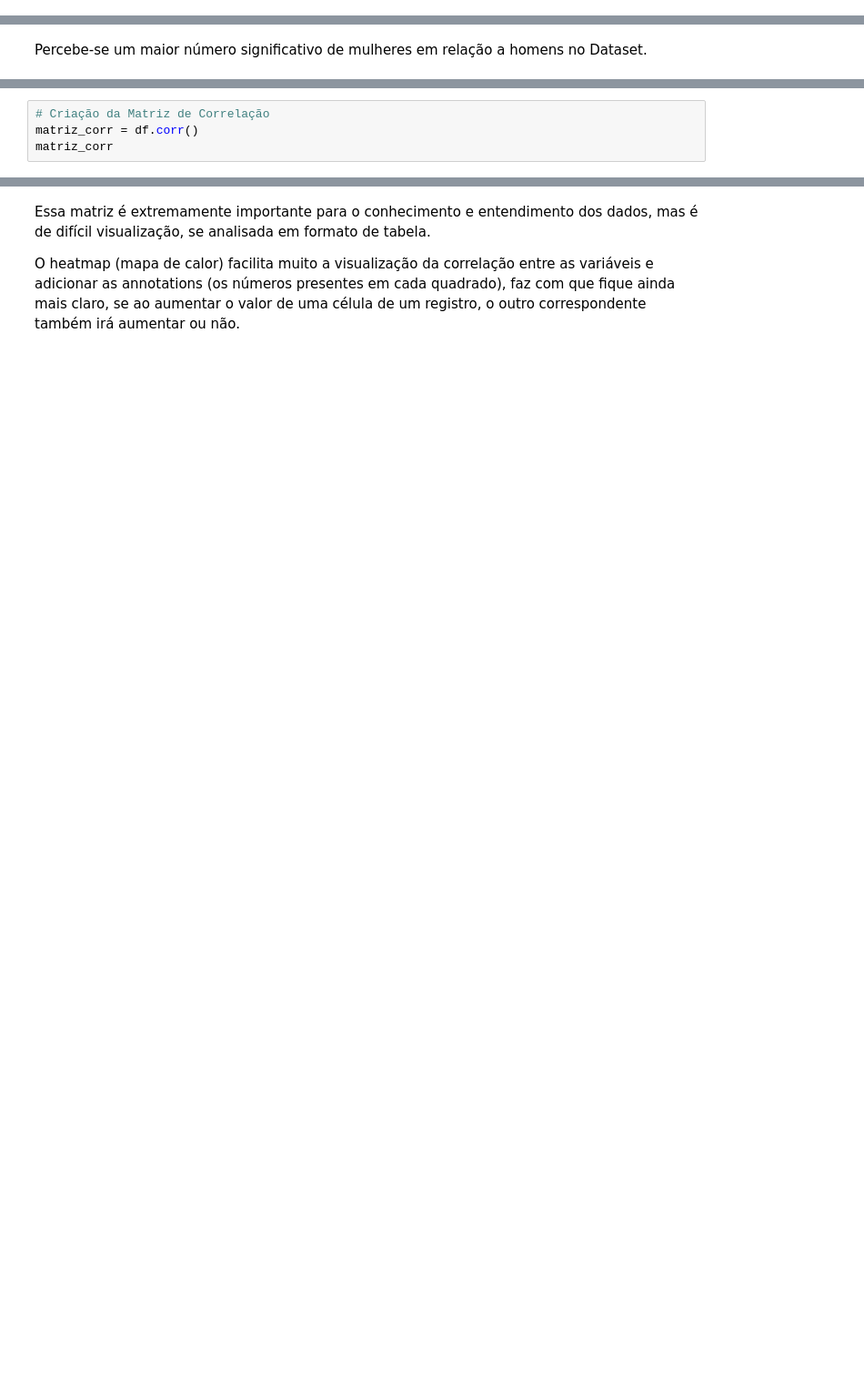
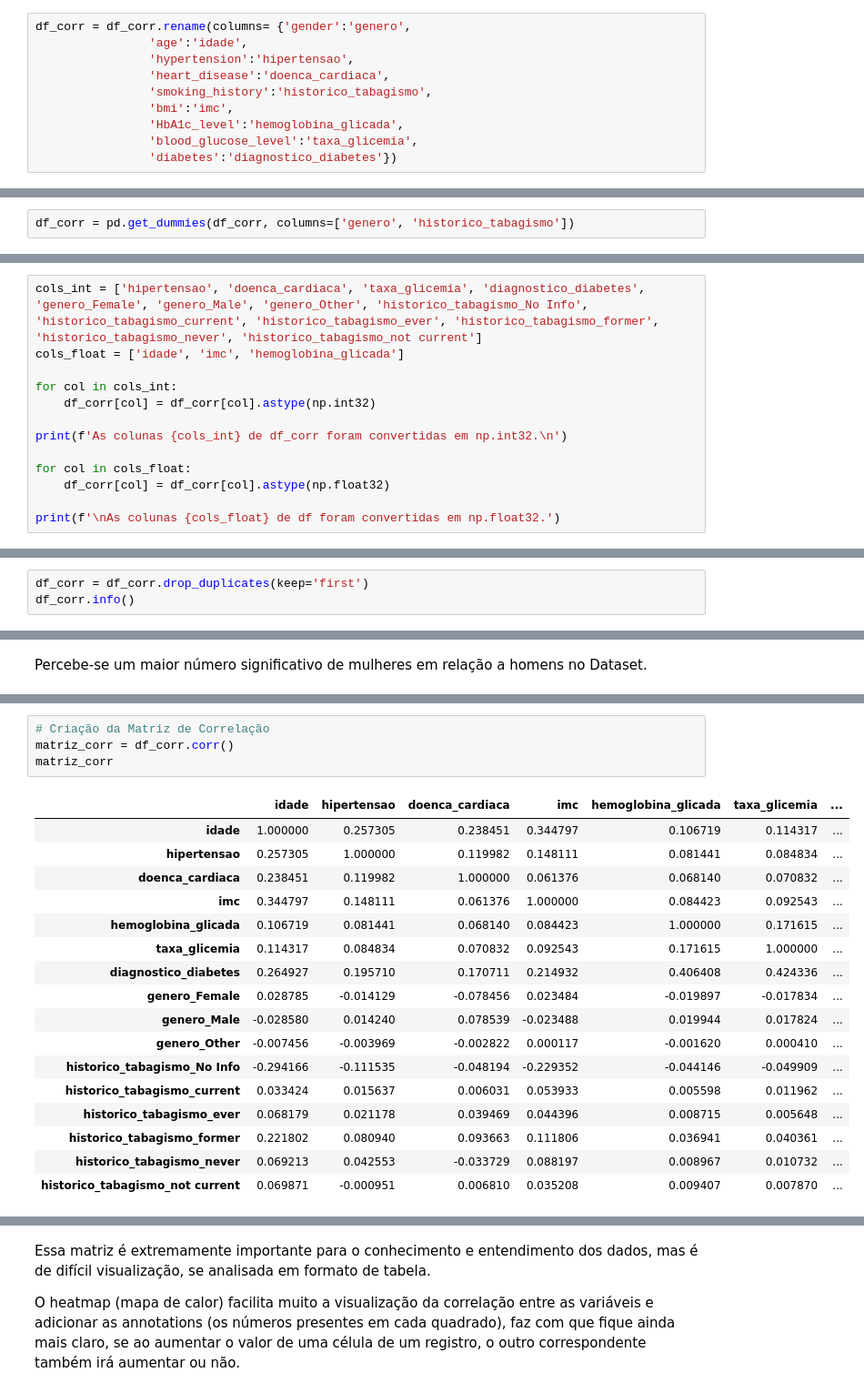
Before and after one commit to rafaeldecastro195/modelo-classificacao-diabetes-mulheres, a Jupyter notebook: modelo_classificacao_diabetes/classificacao_diabetes.ipynb, the cells around one changed output, grey strips where cells are left out. Shown at 91% size. Cells and saved outputs as stored; diff of their text form; blank space fills up the shorter version.

```diff
--- a/modelo_classificacao_diabetes/classificacao_diabetes.ipynb
+++ b/modelo_classificacao_diabetes/classificacao_diabetes.ipynb
@@ -108,0 +124,10 @@ memory usage: 6.9+ MB
+# %%
+df_corr = df_corr.rename(columns= {'gender':'genero',
+                'age':'idade',
+                'hypertension':'hipertensao',
+                'heart_disease':'doenca_cardiaca',
+                'smoking_history':'historico_tabagismo',
+                'bmi':'imc',
+                'HbA1c_level':'hemoglobina_glicada',
+                'blood_glucose_level':'taxa_glicemia',
+                'diabetes':'diagnostico_diabetes'})
@@ -147,3 +199,5 @@ Todas as colunas foram convertidas
+# %%
+df_corr = pd.get_dummies(df_corr, columns=['genero', 'historico_tabagismo'])
 # %% [markdown]
 #### 3.4. Adequação da tipagem dos demais atributos
 ---
@@ -188,0 +287,13 @@ As colunas ['idade', 'imc', 'hemoglobina_glicada'] foram convertudas em np.float
+# %%
+cols_int = ['hipertensao', 'doenca_cardiaca', 'taxa_glicemia', 'diagnostico_diabetes', 'genero_Female', 'genero_Male', 'genero_Other', 'historico_tabagismo_No Info', 'historico_tabagismo_current', 'historico_tabagismo_ever', 'historico_tabagismo_former', 'historico_tabagismo_never', 'historico_tabagismo_not current']
+cols_float = ['idade', 'imc', 'hemoglobina_glicada']
+
+for col in cols_int:
+    df_corr[col] = df_corr[col].astype(np.int32)
+
+print(f'As colunas {cols_int} de df_corr foram convertidas em np.int32.\n')
+
+for col in cols_float:
+    df_corr[col] = df_corr[col].astype(np.float32)
+
+print(f'\nAs colunas {cols_float} de df foram convertidas em np.float32.')
@@ -244,0 +366,3 @@ memory usage: 3.5 MB
+# %%
+df_corr = df_corr.drop_duplicates(keep='first')
+df_corr.info()
@@ -293,8 +529,26 @@ print(f"O total de pessoas é: {df['genero']}\n - O total de mulheres é: {df['g
 ---
 # %%
 # Criação da Matriz de Correlação
-matriz_corr = df.corr()
+matriz_corr = df_corr.corr()
 matriz_corr
+# %% [output]
+|  | idade | hipertensao | doenca_cardiaca | imc | hemoglobina_glicada | taxa_glicemia | ... |
+| idade | 1.000000 | 0.257305 | 0.238451 | 0.344797 | 0.106719 | 0.114317 | ... |
+| hipertensao | 0.257305 | 1.000000 | 0.119982 | 0.148111 | 0.081441 | 0.084834 | ... |
+| doenca_cardiaca | 0.238451 | 0.119982 | 1.000000 | 0.061376 | 0.068140 | 0.070832 | ... |
+| imc | 0.344797 | 0.148111 | 0.061376 | 1.000000 | 0.084423 | 0.092543 | ... |
+| hemoglobina_glicada | 0.106719 | 0.081441 | 0.068140 | 0.084423 | 1.000000 | 0.171615 | ... |
+| taxa_glicemia | 0.114317 | 0.084834 | 0.070832 | 0.092543 | 0.171615 | 1.000000 | ... |
+| diagnostico_diabetes | 0.264927 | 0.195710 | 0.170711 | 0.214932 | 0.406408 | 0.424336 | ... |
+| genero_Female | 0.028785 | -0.014129 | -0.078456 | 0.023484 | -0.019897 | -0.017834 | ... |
+| genero_Male | -0.028580 | 0.014240 | 0.078539 | -0.023488 | 0.019944 | 0.017824 | ... |
+| genero_Other | -0.007456 | -0.003969 | -0.002822 | 0.000117 | -0.001620 | 0.000410 | ... |
+| historico_tabagismo_No Info | -0.294166 | -0.111535 | -0.048194 | -0.229352 | -0.044146 | -0.049909 | ... |
+| historico_tabagismo_current | 0.033424 | 0.015637 | 0.006031 | 0.053933 | 0.005598 | 0.011962 | ... |
+| historico_tabagismo_ever | 0.068179 | 0.021178 | 0.039469 | 0.044396 | 0.008715 | 0.005648 | ... |
+| historico_tabagismo_former | 0.221802 | 0.080940 | 0.093663 | 0.111806 | 0.036941 | 0.040361 | ... |
+| historico_tabagismo_never | 0.069213 | 0.042553 | -0.033729 | 0.088197 | 0.008967 | 0.010732 | ... |
+| historico_tabagismo_not current | 0.069871 | -0.000951 | 0.006810 | 0.035208 | 0.009407 | 0.007870 | ... |
 # %%
 # Visualização da Matriz de Correlação
 plt.figure(figsize=(16,16))
```
Also changed, not shown: parts of 82 cells of this notebook, 1 other file.
